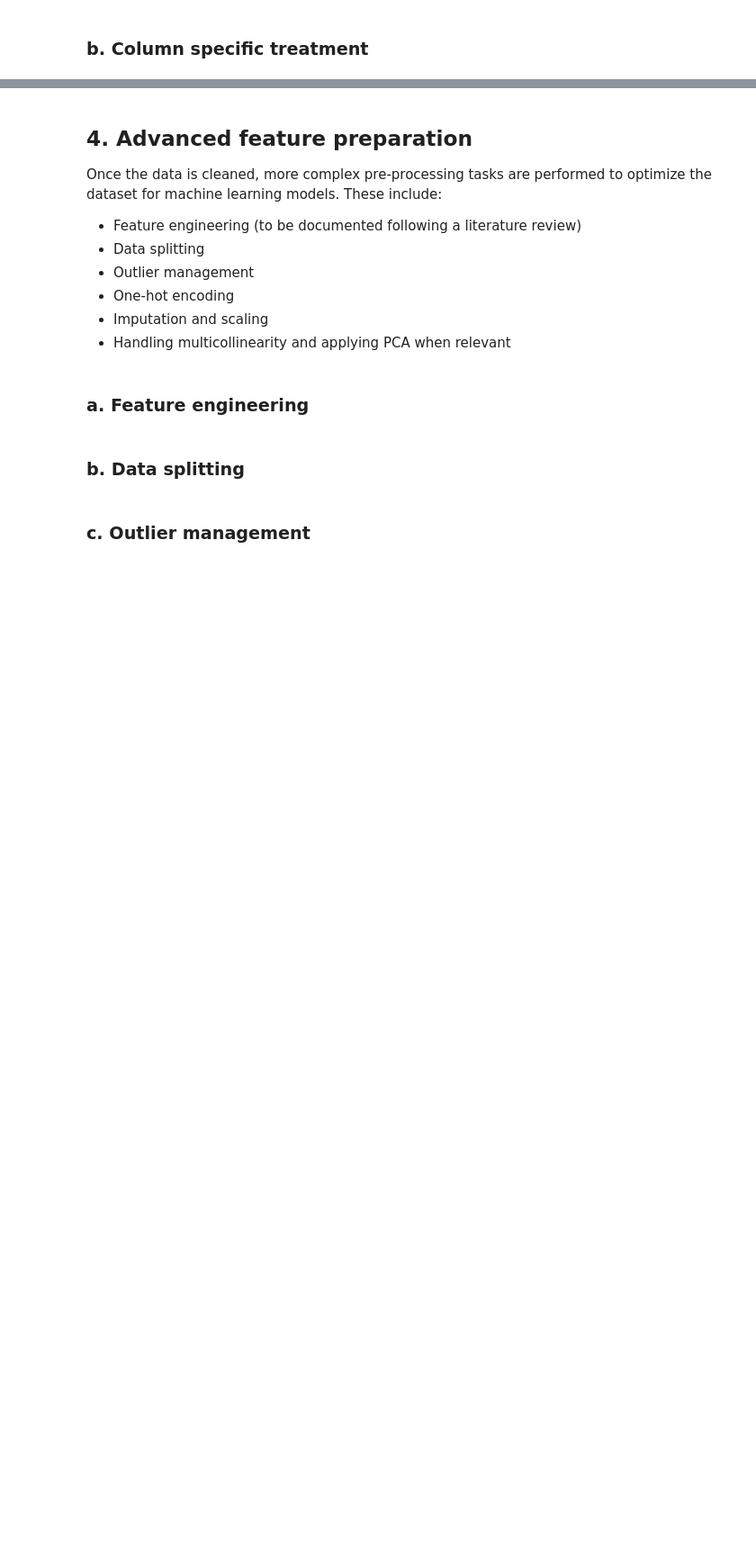
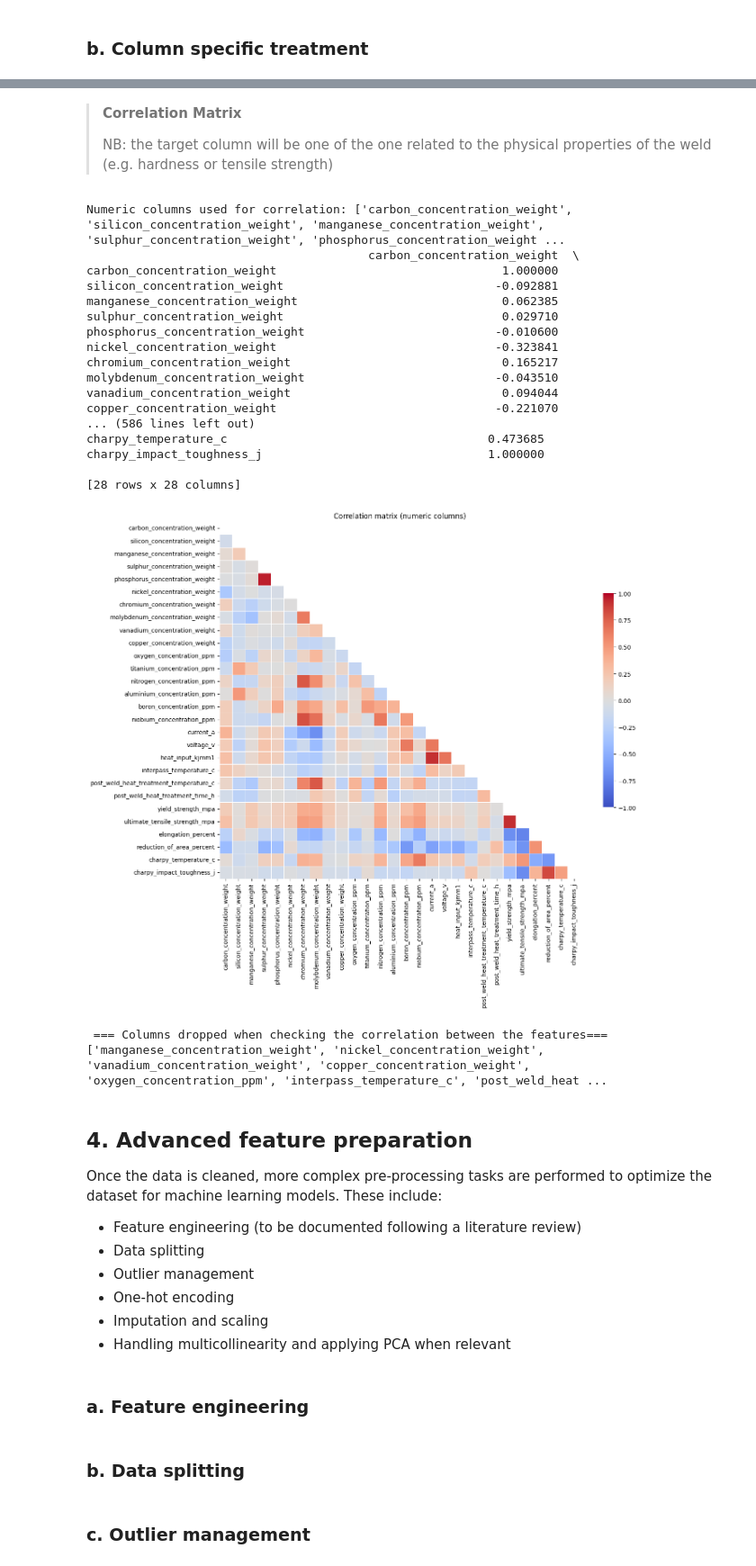
Before and after one commit to KarinaMusina44/weld-quality-prediction, a Jupyter notebook: Pre-processing-clean.ipynb, the cells around one changed output, grey strips where cells are left out. Shown at 90% size. Saved outputs shown, nothing was run; the diff lists cells and outputs as text; code cells hidden in the pictures; blank space fills up the shorter version.

```diff
--- a/Pre-processing-clean.ipynb
+++ b/Pre-processing-clean.ipynb
@@ -44,4 +161,4 @@ b. Apply corrective actions accordingly (e.g., type conversions, handling of abn
 # %%
-# handles the problematic columns: nitrogen, hardness etc.
-
-#Sarah
+processed_df = handle_intervals(processed_df)
+print("\n=== After Handling Intervals ===")
+processed_df = safe_numeric_conversion(processed_df)
@@ -47,0 +185,4 @@ b. Apply corrective actions accordingly (e.g., type conversions, handling of abn
+# %%
+processed_df = handle_nitrogen(processed_df, 'nitrogen_concentration_ppm')
+print("\n=== After Handling Nitrogen ===")
+processed_df = safe_numeric_conversion(processed_df)
@@ -47,0 +212,10 @@ b. Apply corrective actions accordingly (e.g., type conversions, handling of abn
+# %%
+processed_df = handle_hardness(processed_df)
+print("\n=== After Handling Hardness ===")
+processed_df = safe_numeric_conversion(processed_df)
+
+
+# Display unique values from hardness_kgmm2_flag
+unique_flags = (processed_df['hardness_kgmm2_flag'].dropna().unique())
+unique_flags = sorted(unique_flags)  # sort the values
+print("Unique hardness_kgmm2_flag values:", unique_flags)
@@ -47,0 +244,2 @@ b. Apply corrective actions accordingly (e.g., type conversions, handling of abn
+# %%
+processed_df = drop_non_informative_columns(processed_df)
@@ -48,3 +264,38 @@ b. Apply corrective actions accordingly (e.g., type conversions, handling of abn
+# %% [markdown]
+> **Correlation Matrix**
+>
+> NB: the target column will be one of the one related to the physical properties of the weld (e.g. hardness or tensile strength)
+# %%
+
+# Compute and display correlation matrix for numeric columns, with a heatmap
+correlation_matrix(processed_df)
+# %% [output]
+Numeric columns used for correlation: ['carbon_concentration_weight', 'silicon_concentration_weight', 'manganese_concentration_weight', 'sulphur_concentration_weight', 'phosphorus_concentration_weight ...
+                                        carbon_concentration_weight  \
+carbon_concentration_weight                                1.000000
+silicon_concentration_weight                              -0.092881
+manganese_concentration_weight                             0.062385
+sulphur_concentration_weight                               0.029710
+phosphorus_concentration_weight                           -0.010600
+nickel_concentration_weight                               -0.323841
+chromium_concentration_weight                              0.165217
+molybdenum_concentration_weight                           -0.043510
+vanadium_concentration_weight                              0.094044
+copper_concentration_weight                               -0.221070
+... (586 lines left out)
+charpy_temperature_c                                     0.473685
+charpy_impact_toughness_j                                1.000000
+
+[28 rows x 28 columns]
+[figure, added]
+# %%
+complete_df = processed_df.copy()
+processed_df,dropped_columns = drop_not_chosen_target(processed_df, threshold=0.4)
+print("\n === Columns dropped when checking the correlation between the features===")
+print(dropped_columns)
+# %% [output]
+ === Columns dropped when checking the correlation between the features===
+['manganese_concentration_weight', 'nickel_concentration_weight', 'vanadium_concentration_weight', 'copper_concentration_weight', 'oxygen_concentration_ppm', 'interpass_temperature_c', 'post_weld_heat ...
 # %% [markdown]
 ## 4. Advanced feature preparation
 Once the data is cleaned, more complex pre-processing tasks are performed to optimize the dataset for machine learning models. These include:
```
Also changed, not shown: parts of 16 cells of this notebook, 2 other files.
